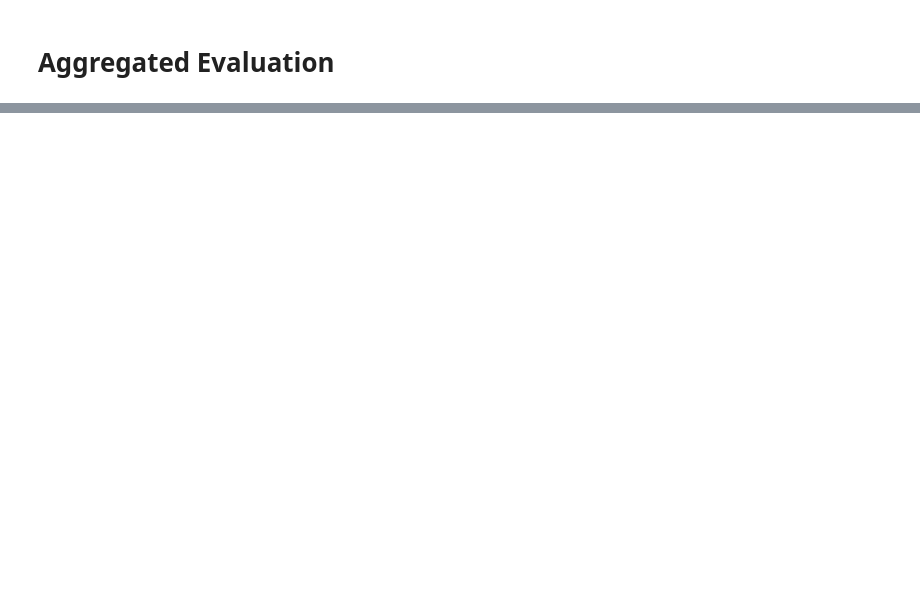
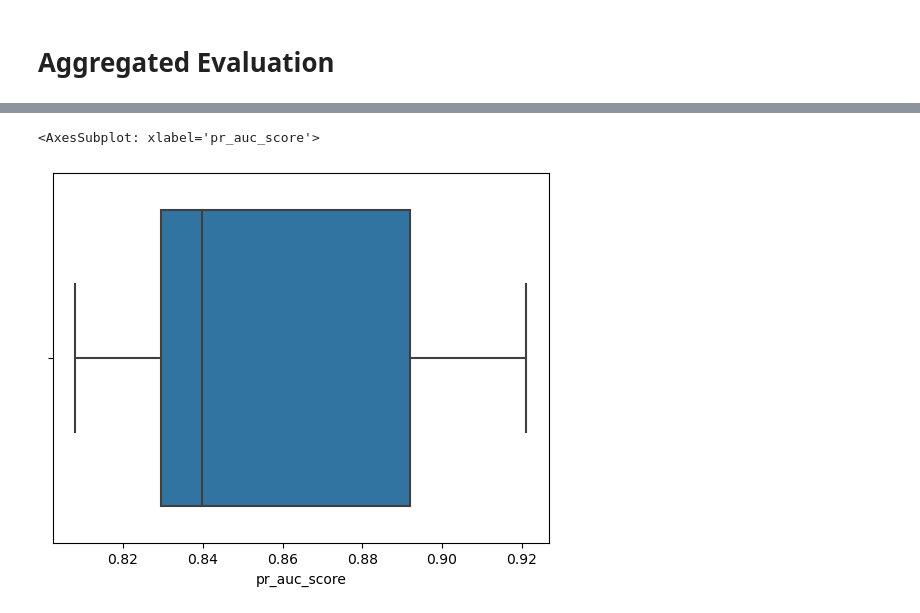
Before and after one commit to sofiamrtll/thesis, a Jupyter notebook: THESIS - Aggregated Evaluation.ipynb, the cells around one changed output, grey strips where cells are left out. Saved outputs shown, nothing was run; the diff lists cells and outputs as text; code cells hidden in the pictures; blank space fills up the shorter version.

```diff
--- a/THESIS - Aggregated Evaluation.ipynb
+++ b/THESIS - Aggregated Evaluation.ipynb
@@ -48,0 +98,5 @@ _________________________________________________________________
+# %%
+sns.boxplot(x=data_auroc["pr_auc_score"])
+# %% [output]
+<AxesSubplot: xlabel='pr_auc_score'>
+[figure, added]
```
Also changed, not shown: parts of 6 cells of this notebook.
